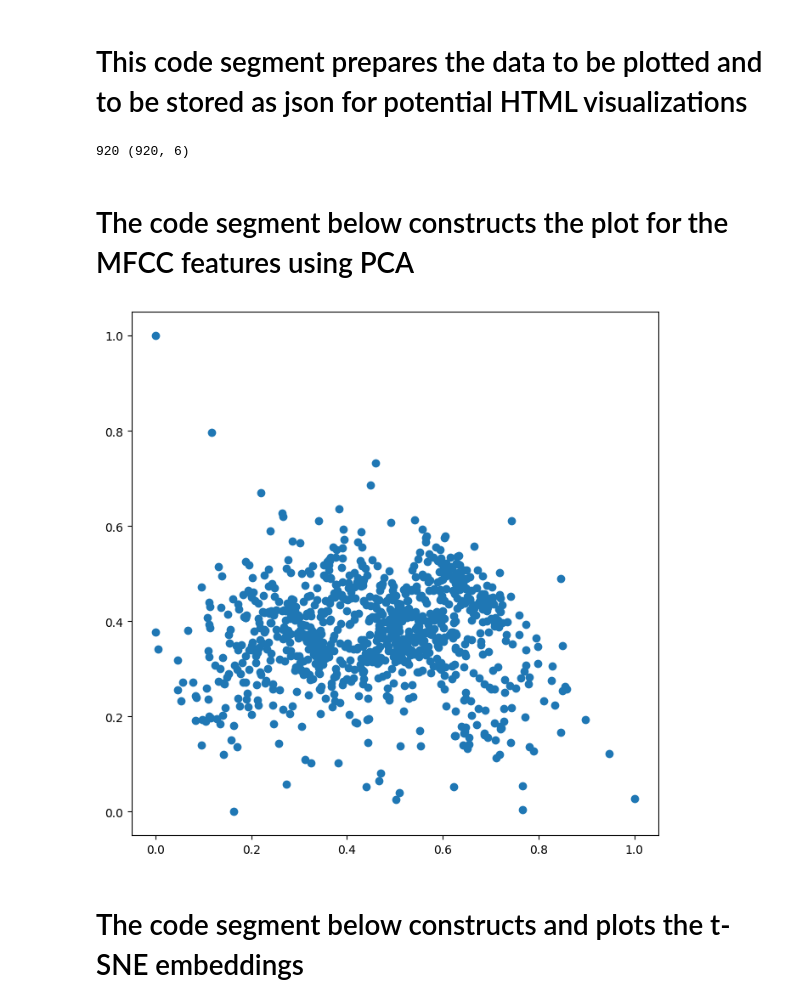
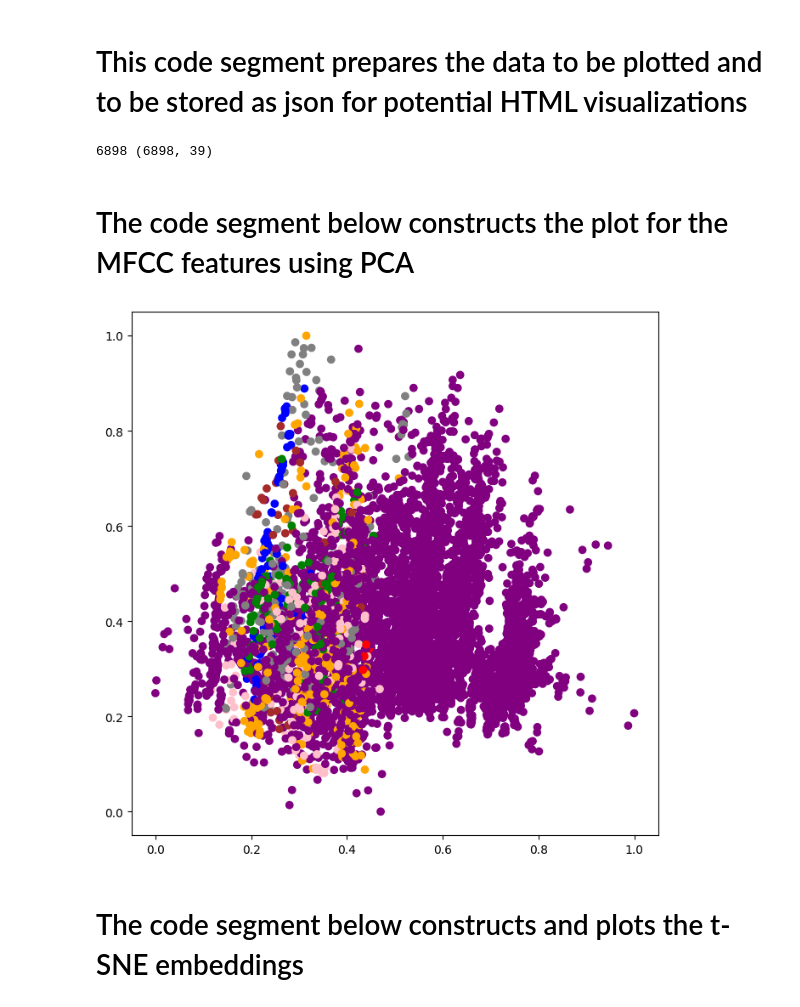
Before and after one commit to thearyanmittal/respiratory-audio-classification, a Jupyter notebook: audio_clustering.ipynb, the cells around one changed output. Drawn from its saved outputs; the diff is of its cells as text; code cells hidden in the pictures.

```diff
--- a/audio_clustering.ipynb
+++ b/audio_clustering.ipynb
@@ -12,8 +13,22 @@ from sklearn.preprocessing import MinMaxScaler
+# %%
+def sound_val(c, w):
+    if c and not w:
+        return 0
+    elif not c and w:
+        return 1
+    elif c and w:
+        return 2
+    elif not c and not w:
+        return 3
 # %% [markdown]
 # This next code segment captures and stores all of the MFCC data to be dimensionally reduced
 # %%
-directory = 'data/Respiratory_Sound_Database/audio_and_txt_files'
-dataset = []
+# directory = 'data/Respiratory_Sound_Database/audio_and_txt_files'
+directory = 'data/Respiratory_Sound_Database/clips_by_cycle'
+dataset = [] # audio dataset
+diseases = []
+sounds = [] # 0 = crackle, 1 = wheeze, 2 = both, 3 = normal / neither
+df = pd.read_csv('data/data_complete.csv')
 
 sample_rate = 4000
 mfcc_size = 13 # size 12-13 is able to capture most of the desired information in terms of variance where values larger than 13 do not add much more information and values smaller than 12 do not capture enough information
@@ -22,6 +37,9 @@ for file in os.listdir(directory):
 
     if file.endswith('.wav'):
         file_path = os.path.join(directory, file)
+
+        diseases += [df[df['sound_file'] == file_path]['disease'].values[0]] # 0 = crackle, 1 = wheeze, 2 = both, 3 = normal / neither
+        sounds += [sound_val(df[df['sound_file'] == file_path]['crackles'].values[0], df[df['sound_file'] == file_path]['wheezes'].values[0])]
 
         data, _ = librosa.load(file_path)
 
@@ -60,7 +78,7 @@ all_json["filenames"] = all_file_paths
 print(len(all_file_paths),
       mfcc_features.shape)
 # %% [output]
-920 (920, 6)
+6898 (6898, 39)
 # %% [markdown]
 # The code segment below constructs the plot for the MFCC features using PCA
 # %%
@@ -68,35 +86,41 @@ def transform_numpy_to_json(array):
     data = []
     for position in array:
         data.append({
             'coordinates': position.tolist()
         })
     return data
 
 def get_pca(features):
     if features.shape[1] == 2: # if the mfcc_features already has dimensionality 2, we can optionally skip PCA and just scale the data as implementing PCA will not affect the output
         scaler = MinMaxScaler()
         return scaler.fit(features)
     else:
         pca = PCA(n_components=2)
         transformed = pca.fit(features).transform(features)
         scaler = MinMaxScaler()
         scaler.fit(transformed)
         return scaler.transform(transformed)
 
 pca_mfcc = get_pca(mfcc_features)
 
 mfcc_key = 'pcamfcc'
 
 all_json[mfcc_key] = transform_numpy_to_json(pca_mfcc)
 
 
 ### Plotting the data
+color_map = {'Asthma': 'red', 'Bronchiectasis': 'blue', 'Bronchiolitis': 'green', 'COPD': 'purple', 'Healthy': 'orange', 'LRTI': 'brown', 'Pneumonia': 'pink', 'URTI': 'gray'}
+
+def disease_to_color(d):
+    return [color_map[disease] for disease in d]
+
 plt.figure(figsize=(8, 8))
 _ = plt.scatter(pca_mfcc.T[0],
-                pca_mfcc.T[1])
+                pca_mfcc.T[1],
+                c=disease_to_color(diseases))
 plt.show()
 # %% [output]
-[figure, old version]
+[figure, new version]
 # %% [markdown]
 # The code segment below constructs and plots the t-SNE embeddings
 # %%
```
Also changed, not shown: parts of 4 cells of this notebook.
